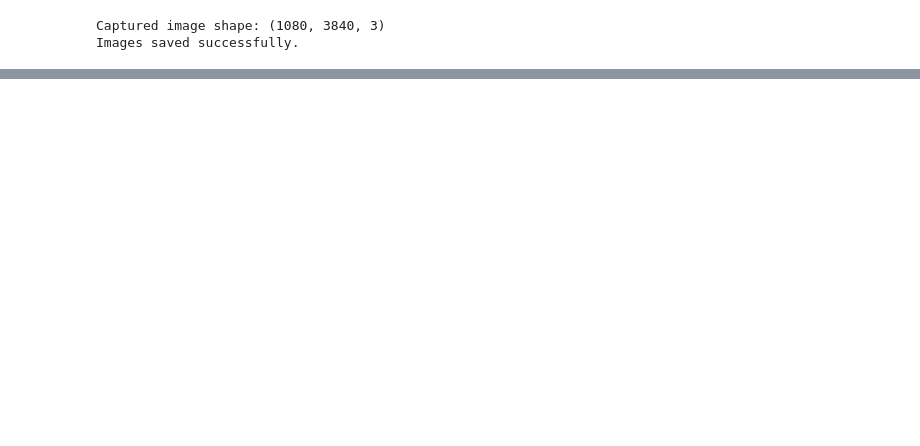
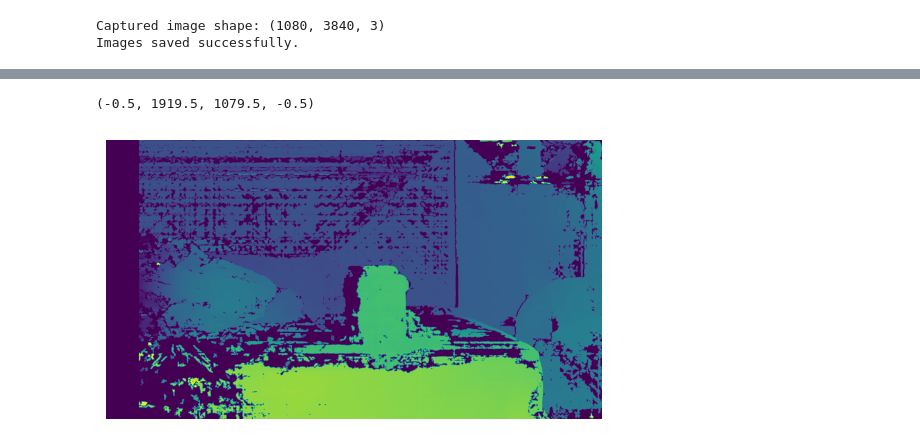
Before and after one commit to UW-RoboSoccer/vision_and_localization, a Jupyter notebook: testing/localization/camera_calibration/camera_calibration.ipynb, the cells around one changed output, grey strips where cells are left out. Saved outputs shown, nothing was run; the diff lists cells and outputs as text; code cells hidden in the pictures; blank space fills up the shorter version.

```diff
--- a/testing/localization/camera_calibration/camera_calibration.ipynb
+++ b/testing/localization/camera_calibration/camera_calibration.ipynb
@@ -60,0 +184,8 @@ cap.release()
+# %%
+disp_vis = cv2.normalize(disparity, None, 0, 255, cv2.NORM_MINMAX)
+disp_vis = np.uint8(disp_vis)
+plt.imshow(disp_vis)
+plt.axis('off')
+# %% [output]
+(-0.5, 1919.5, 1079.5, -0.5)
+[figure, added]
```
Also changed, not shown: parts of 17 cells of this notebook.
